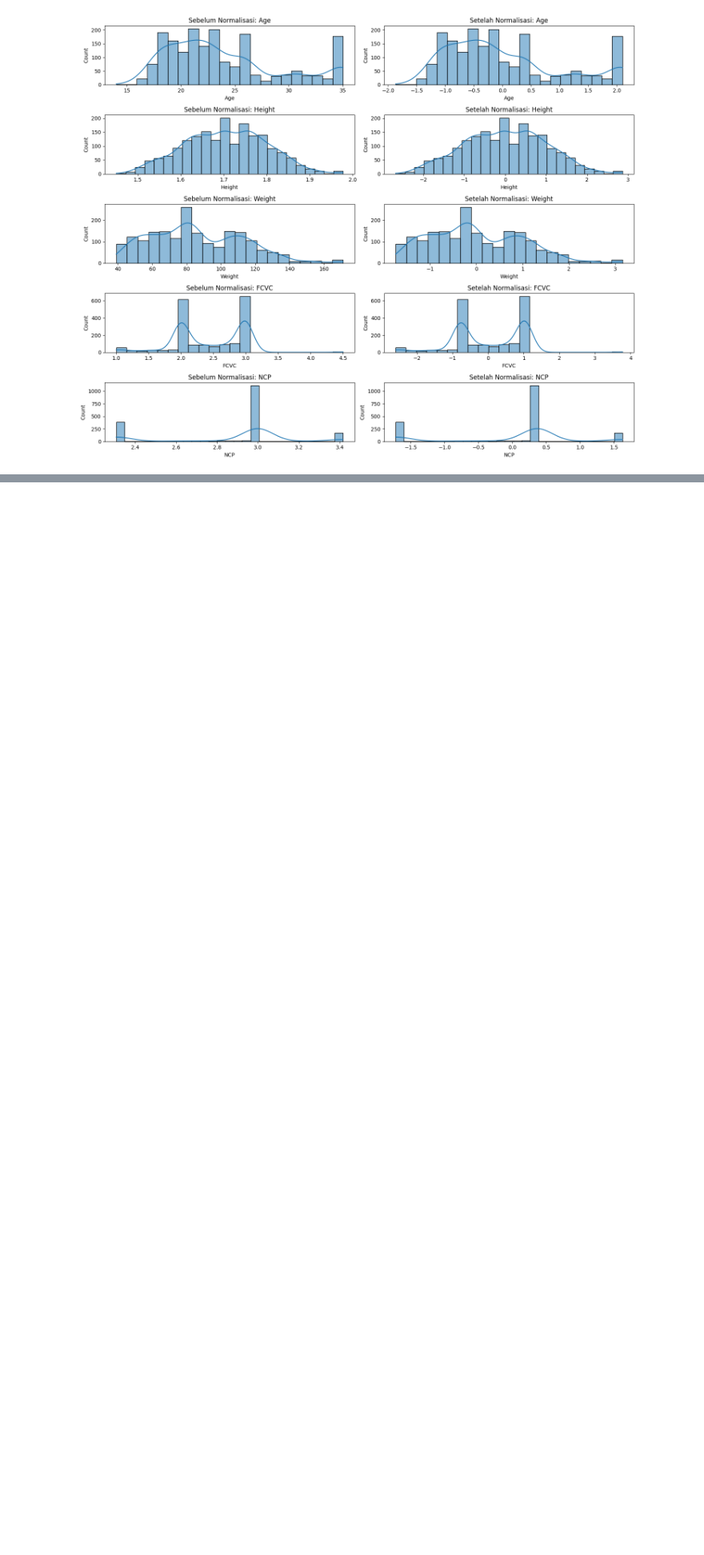
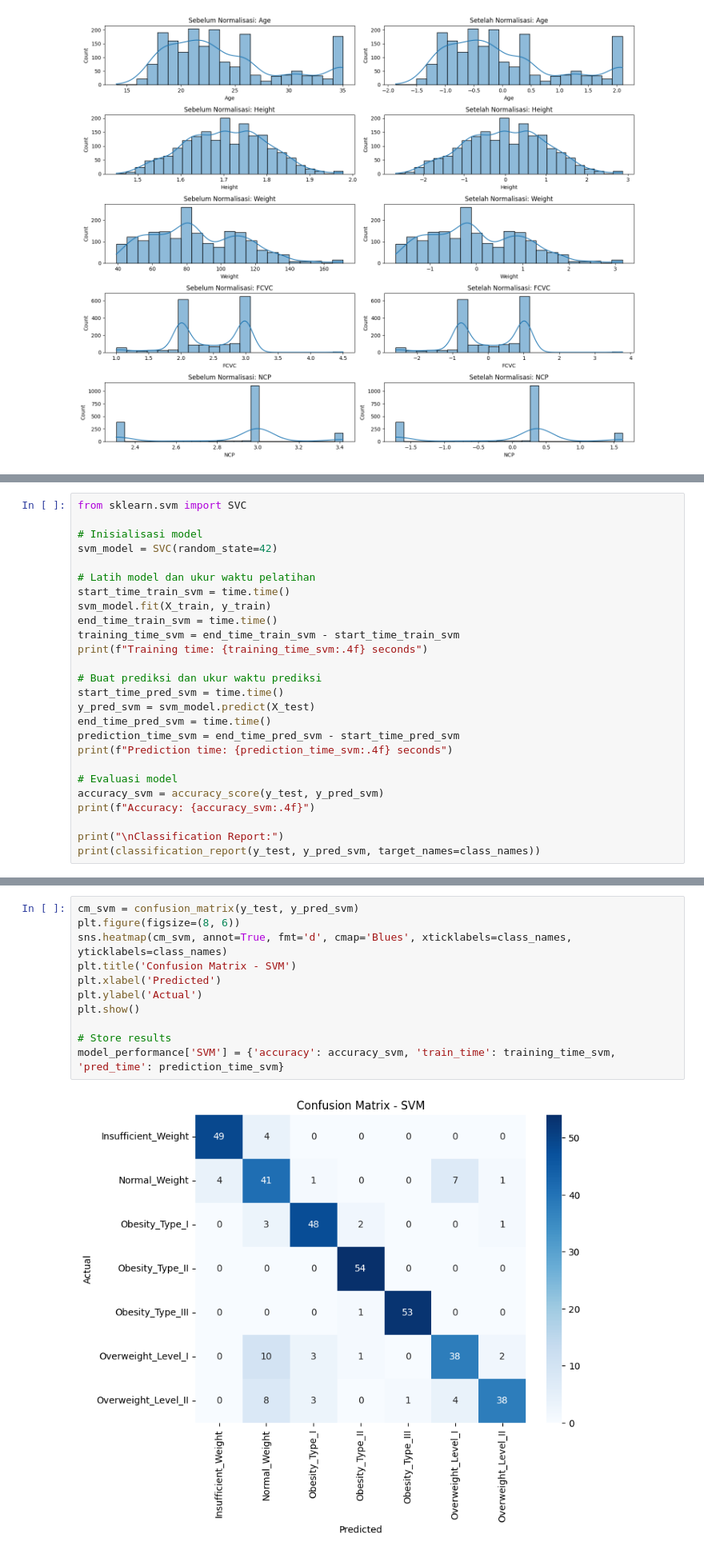
Before and after one commit to Fadhilah25/PROJECT-BENGKOD, a Jupyter notebook: main/obesity.ipynb, the cells around one changed output, grey strips where cells are left out. Shown at 80% size. Drawn from its saved outputs; the diff is of its cells as text; blank space fills up the shorter version.

```diff
--- a/main/obesity.ipynb
+++ b/main/obesity.ipynb
@@ -481,0 +631,26 @@ plt.show()
+# %%
+from sklearn.svm import SVC
+
+# Inisialisasi model
+svm_model = SVC(random_state=42)
+
+# Latih model dan ukur waktu pelatihan
+start_time_train_svm = time.time()
+svm_model.fit(X_train, y_train)
+end_time_train_svm = time.time()
+training_time_svm = end_time_train_svm - start_time_train_svm
+print(f"Training time: {training_time_svm:.4f} seconds")
+
+# Buat prediksi dan ukur waktu prediksi
+start_time_pred_svm = time.time()
+y_pred_svm = svm_model.predict(X_test)
+end_time_pred_svm = time.time()
+prediction_time_svm = end_time_pred_svm - start_time_pred_svm
+print(f"Prediction time: {prediction_time_svm:.4f} seconds")
+
+# Evaluasi model
+accuracy_svm = accuracy_score(y_test, y_pred_svm)
+print(f"Accuracy: {accuracy_svm:.4f}")
+
+print("\nClassification Report:")
+print(classification_report(y_test, y_pred_svm, target_names=class_names))
@@ -481,0 +677,13 @@ plt.show()
+# %%
+cm_svm = confusion_matrix(y_test, y_pred_svm)
+plt.figure(figsize=(8, 6))
+sns.heatmap(cm_svm, annot=True, fmt='d', cmap='Blues', xticklabels=class_names, yticklabels=class_names)
+plt.title('Confusion Matrix - SVM')
+plt.xlabel('Predicted')
+plt.ylabel('Actual')
+plt.show()
+
+# Store results
+model_performance['SVM'] = {'accuracy': accuracy_svm, 'train_time': training_time_svm, 'pred_time': prediction_time_svm}
+# %% [output]
+[figure, added]
```
Also changed, not shown: parts of 17 cells of this notebook.
